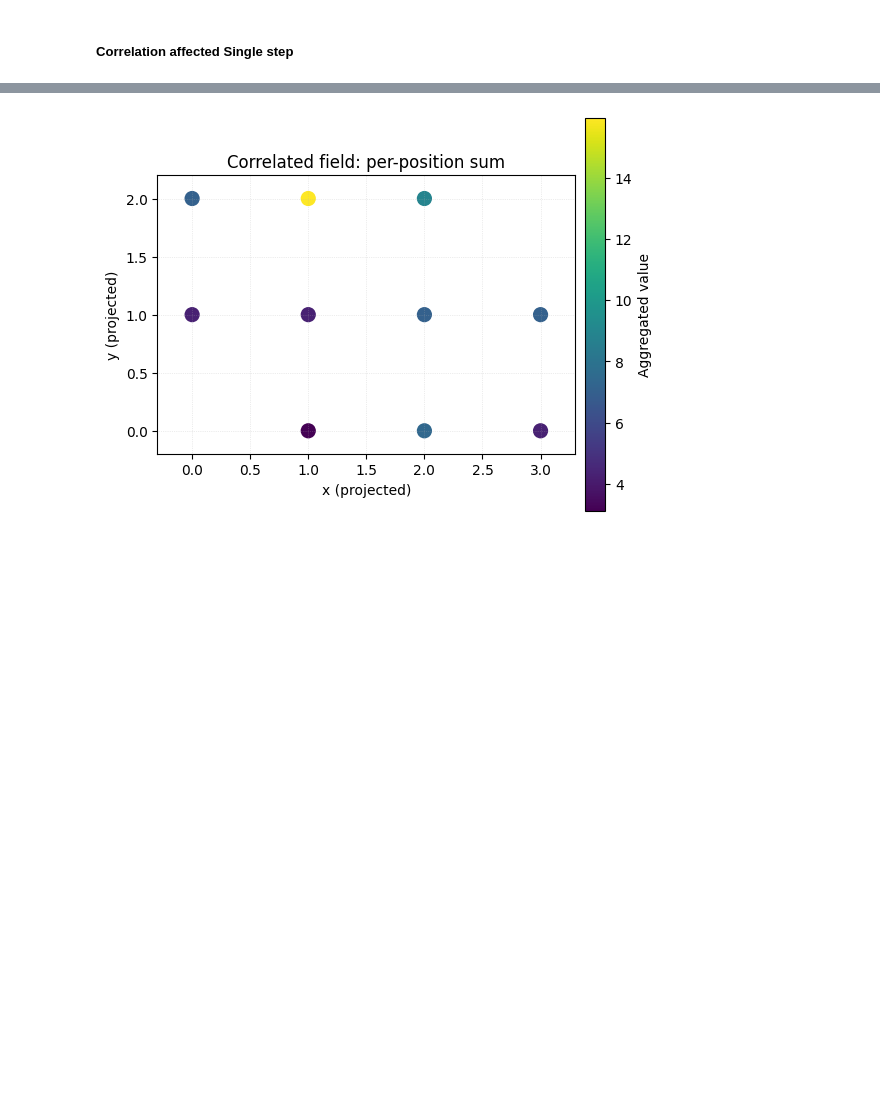
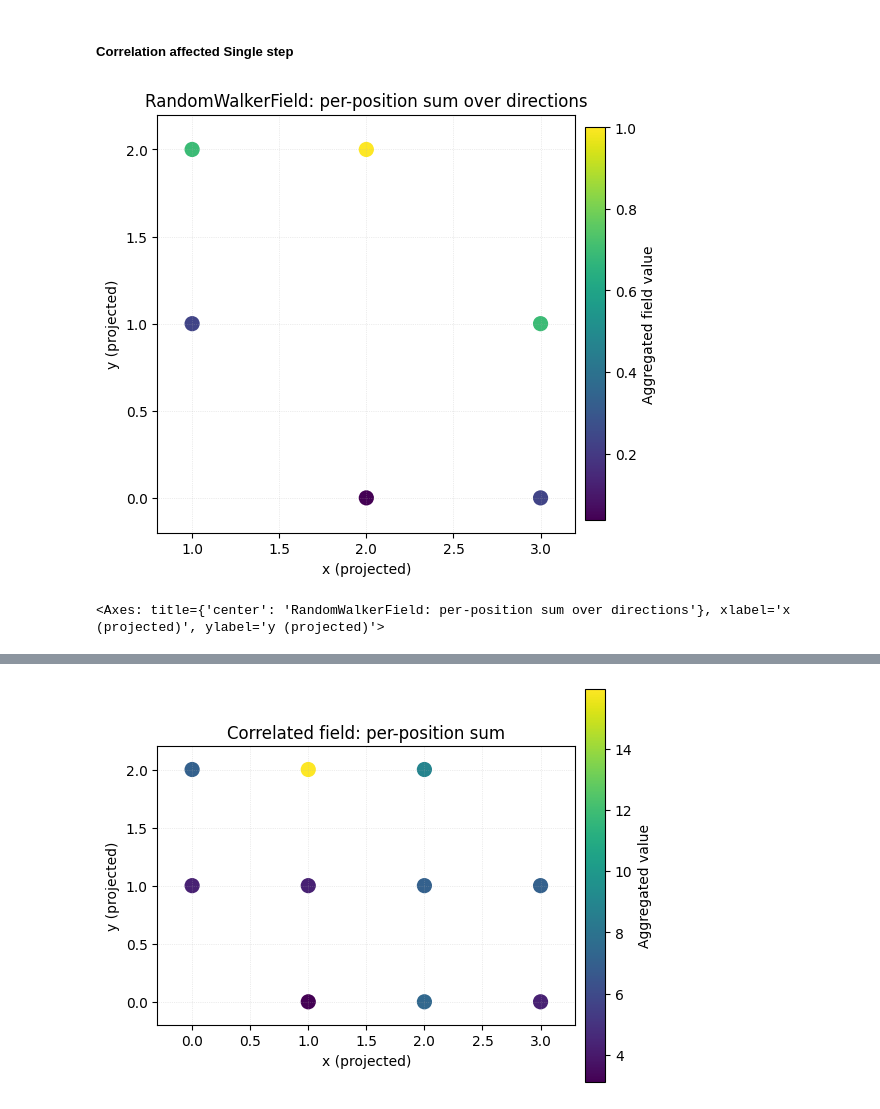
Before and after one commit to ckCrimson/Field_Dynamic_System, a Jupyter notebook: sample.ipynb, the cells around one changed output, grey strips where cells are left out. Cells and saved outputs as stored; diff of their text form; code cells hidden in the pictures; blank space fills up the shorter version.

Commit message:
multi_step field builder for correlated

```diff
--- a/sample.ipynb
+++ b/sample.ipynb
@@ -713,7 +713,8 @@ class SingleStepField(Generic[S]):
     def build_single_step_field(
         self,
         current_state: S,
-        system_field: "Field[S]"=None,
+        system_field: Field[S]=None,
+        global_field: "Field[S]"=None,
         q_field: Optional["Field[S]"] = None,   # <-- NEW: optional shaping field
     ) -> "Field[S]":
         """
@@ -729,12 +730,12 @@ class SingleStepField(Generic[S]):
         # 2) initialize the output field over the same space, empty/unit by default
         new_field = copy.deepcopy(system_field)
         new_field.state_space.build_from_states(states_iter)
-        new_field.set_empty_field()
-
+        new_field.set_zero_field()
+        new_field.set_field(current_state,system_field.get_unit_field())
         # 3) per-state composition (kernel ⊗ system) and optional shaping (⊗ Q)
         for s in states_iter:
             k_val = self.kernel.get_kernel_value(s, current_state)     # FieldValue / SingleFieldValue
-            f_val = system_field.get_field(s)                          # FieldValue / SingleFieldValue
+            f_val = global_field.get_field(s)                      # FieldValue / SingleFieldValue
             if f_val is not None:
                 composed = self.kernelFieldComposition.compose(k_val.data, f_val.data)
             else:
@@ -1168,7 +1173,7 @@ class FieldDynamicSystem(FieldStaticDynamicSystem[S], Generic[S]):
         self.system_global_field = init.system_global_field
 
     @abstractmethod
-    def multi_step_field_generator(self, steps:integer, **params) -> Field:
+    def multi_step_field_generator(self, steps:integer, curr_state: None ,**params) -> Field:
         """Gnertates the a multi step field and and returns the multi-step field"""
 
     def save_multi_step_field(
@@ -7061,3 +7098,13 @@ class CorrelationAffectedSingleStep(SingleStepField):
+# %%
+random_walker_state_spac = SixFoldRandomWalkerStateSpace.from_hex_ball(1)
+random_walker_global_fiel = RandomWalkerField(random_walker_state_spac)
+random_walker_global_fiel.set_empty_field()
+
+
+dictionary_of_correlated_state["sys1"].multi_step_field_generator(1, dictionary_of_correlated_state["sys2"].initial_state).plot_field()
+# %% [output]
+[figure, added]
+<Axes: title={'center': 'RandomWalkerField: per-position sum over directions'}, xlabel='x (projected)', ylabel='y (projected)'>
 # %%
 correlation_affected_single_step_field_gen = CorrelationAffectedSingleStep(dictionary_of_correlated_state)
 # %%
```
Also changed, not shown: parts of 21 cells of this notebook.
